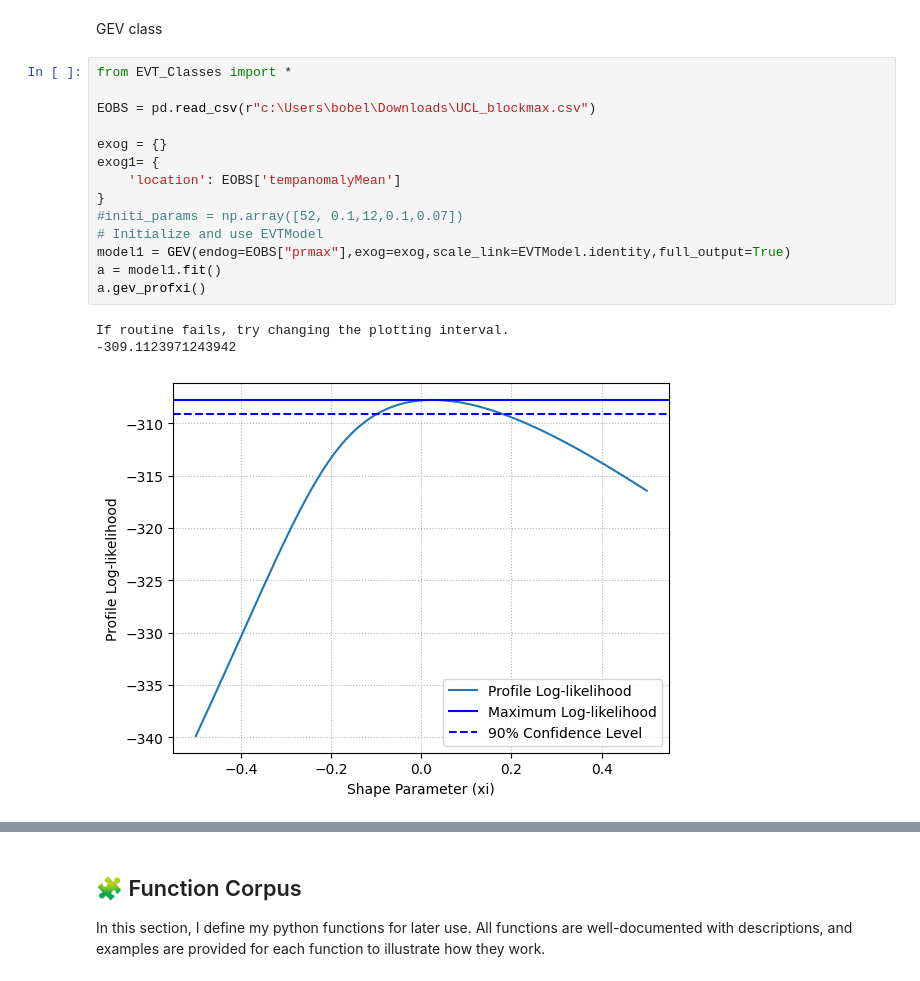
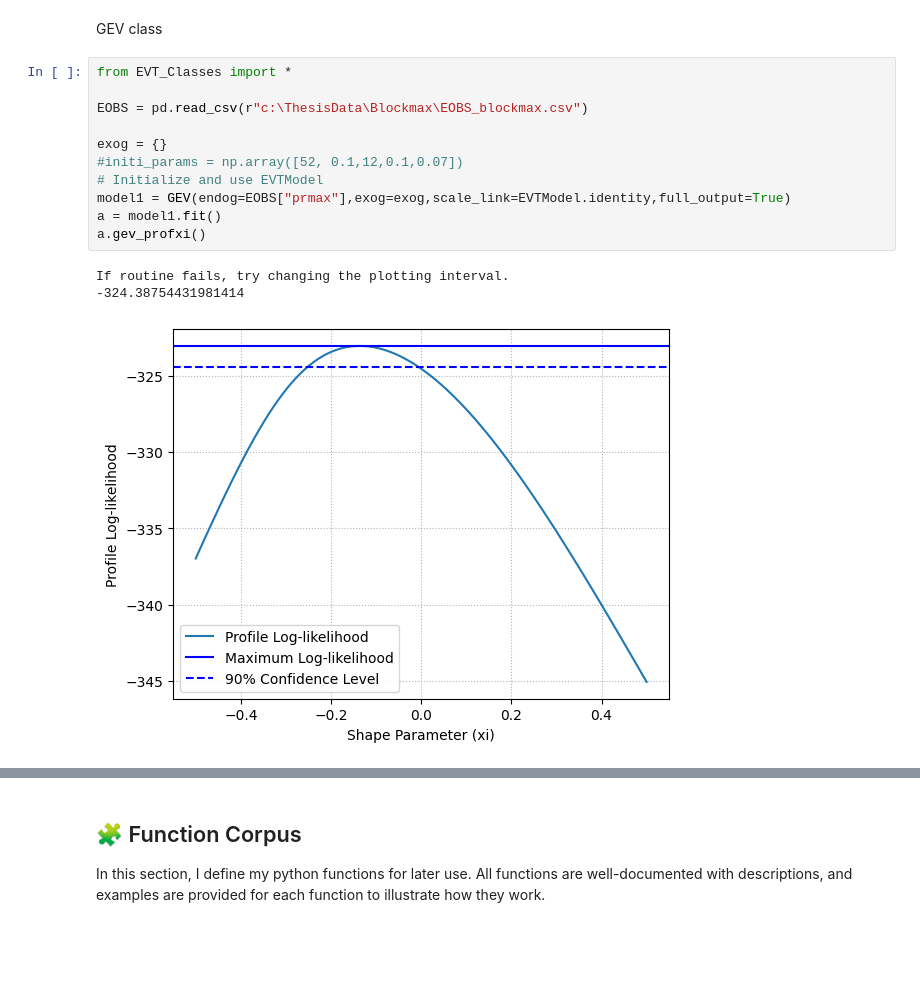
Before and after one commit to RPGSynth/EVT_Univariate, a Jupyter notebook: GEV-Exploration/main.ipynb, the cells around one changed output, grey strips where cells are left out. Drawn from its saved outputs; the diff is of its cells as text; blank space fills up the shorter version.

```diff
--- a/GEV-Exploration/main.ipynb
+++ b/GEV-Exploration/main.ipynb
@@ -50,18 +50,15 @@ GEV class
 # %%
 from EVT_Classes import *
 
-EOBS = pd.read_csv(r"c:\Users\bobel\Downloads\UCL_blockmax.csv")
+EOBS = pd.read_csv(r"c:\ThesisData\Blockmax\EOBS_blockmax.csv")
 
 exog = {}
-exog1= {
-    'location': EOBS['tempanomalyMean']
-}
 #initi_params = np.array([52, 0.1,12,0.1,0.07])
 # Initialize and use EVTModel
 model1 = GEV(endog=EOBS["prmax"],exog=exog,scale_link=EVTModel.identity,full_output=True)
 a = model1.fit()
 a.gev_profxi()
 # %% [output]
 If routine fails, try changing the plotting interval.
--309.1123971243942
+-324.38754431981414
-[figure, old version]
+[figure, new version]
```
Also changed, not shown: parts of 11 cells of this notebook, 1 other file.
